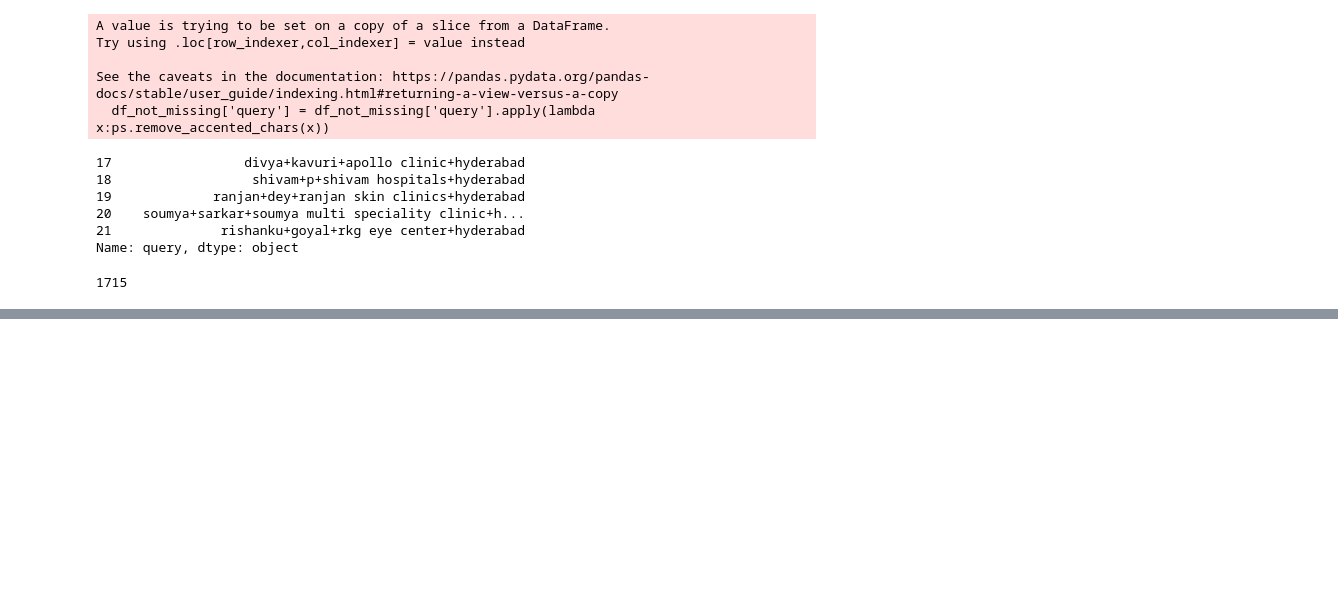
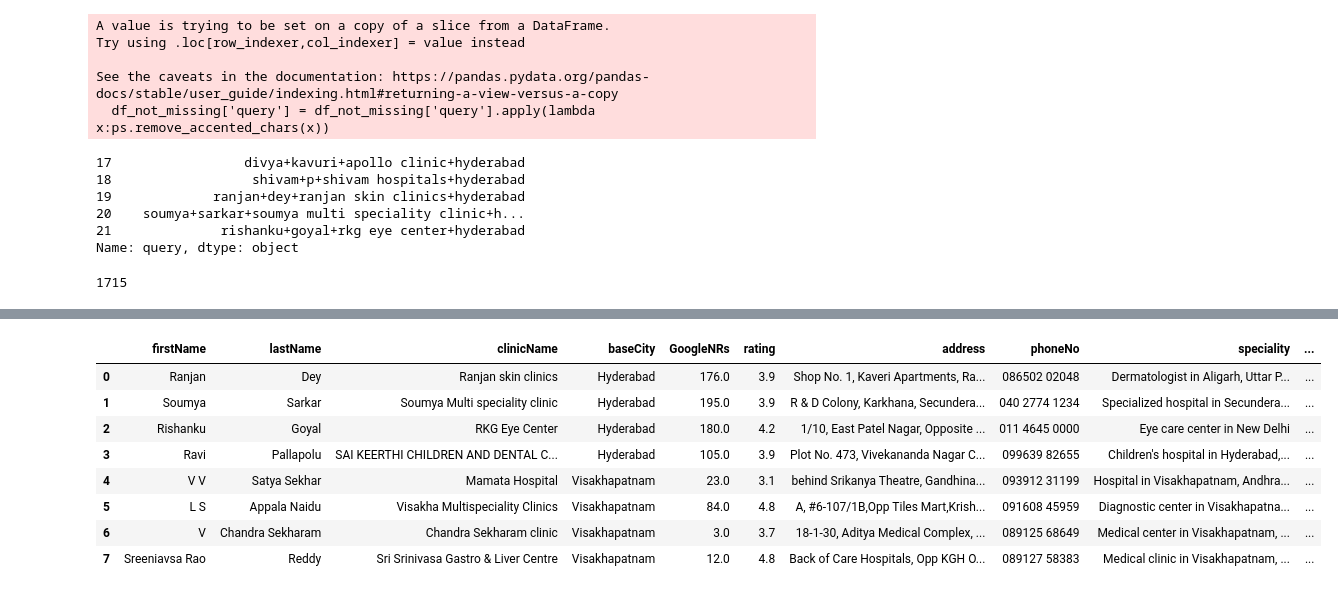
Before and after one commit to Akshay594/THB-Google-Reviews, a Jupyter notebook: Google Reviews.ipynb, the cells around one changed output, grey strips where cells are left out. Saved outputs shown, nothing was run; the diff lists cells and outputs as text; code cells hidden in the pictures; blank space fills up the shorter version.

```diff
--- a/Google Reviews.ipynb
+++ b/Google Reviews.ipynb
@@ -269,5 +278,3 @@ len(df_not_missing['query'].values)
 from collections import defaultdict
 
 final_df = defaultdict(list)
-# %%
-df_not_missing = df_not_missing[['firstName', 'lastName', 'name', 'baseCity','query']]
@@ -460,0 +517,12 @@ df_na
+# %%
+pd.DataFrame(final_df)
+# %% [output]
+|  | firstName | lastName | clinicName | baseCity | GoogleNRs | rating | address | phoneNo | speciality | ... |
+| 0 | Ranjan | Dey | Ranjan skin clinics | Hyderabad | 176.0 | 3.9 | Shop No. 1, Kaveri Apartments, Ra... | 086502 02048 | Dermatologist in Aligarh, Uttar P... | ... |
+| 1 | Soumya | Sarkar | Soumya Multi speciality clinic | Hyderabad | 195.0 | 3.9 | R & D Colony, Karkhana, Secundera... | 040 2774 1234 | Specialized hospital in Secundera... | ... |
+| 2 | Rishanku | Goyal | RKG Eye Center | Hyderabad | 180.0 | 4.2 | 1/10, East Patel Nagar, Opposite ... | 011 4645 0000 | Eye care center in New Delhi | ... |
+| 3 | Ravi | Pallapolu | SAI KEERTHI CHILDREN AND DENTAL C... | Hyderabad | 105.0 | 3.9 | Plot No. 473, Vivekananda Nagar C... | 099639 82655 | Children's hospital in Hyderabad,... | ... |
+| 4 | V V | Satya Sekhar | Mamata Hospital | Visakhapatnam | 23.0 | 3.1 | behind Srikanya Theatre, Gandhina... | 093912 31199 | Hospital in Visakhapatnam, Andhra... | ... |
+| 5 | L S | Appala Naidu | Visakha Multispeciality Clinics | Visakhapatnam | 84.0 | 4.8 | A, #6-107/1B,Opp Tiles Mart,Krish... | 091608 45959 | Diagnostic center in Visakhapatna... | ... |
+| 6 | V | Chandra Sekharam | Chandra Sekharam clinic | Visakhapatnam | 3.0 | 3.7 | 18-1-30, Aditya Medical Complex, ... | 089125 68649 | Medical center in Visakhapatnam, ... | ... |
+| 7 | Sreeniavsa Rao | Reddy | Sri Srinivasa Gastro & Liver Centre | Visakhapatnam | 12.0 | 4.8 | Back of Care Hospitals, Opp KGH O... | 089127 58383 | Medical clinic in Visakhapatnam, ... | ... |
```
Also changed, not shown: parts of 25 cells of this notebook, 1 other file.
